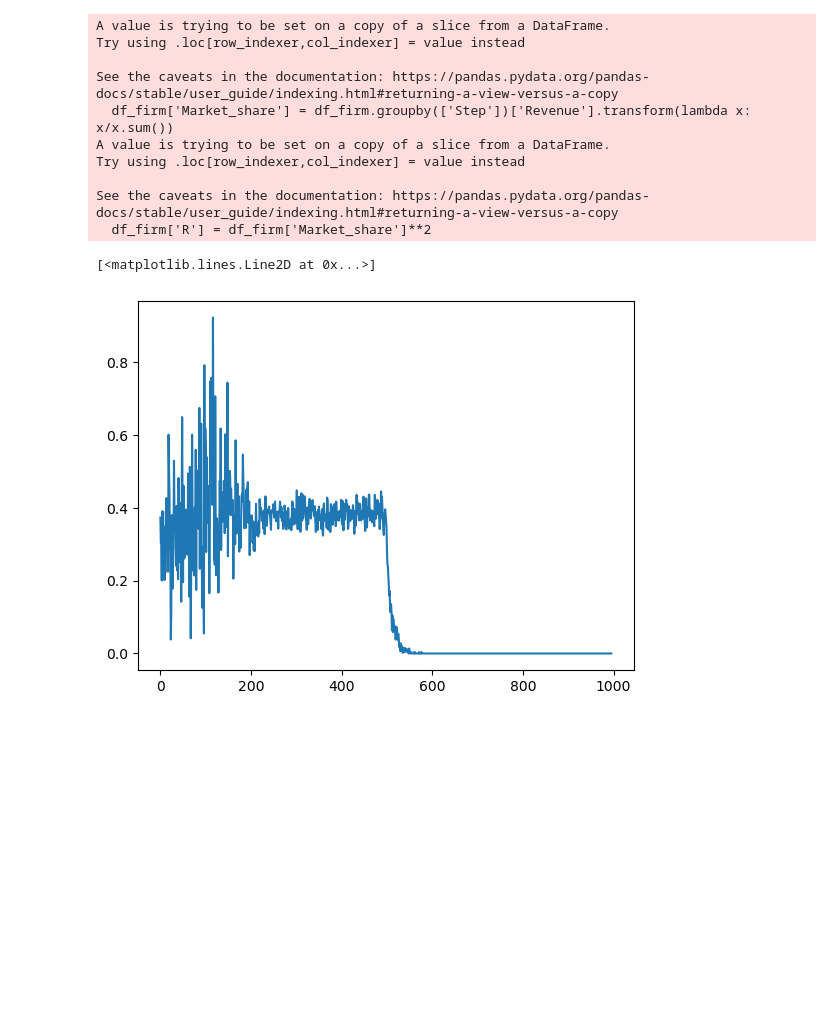
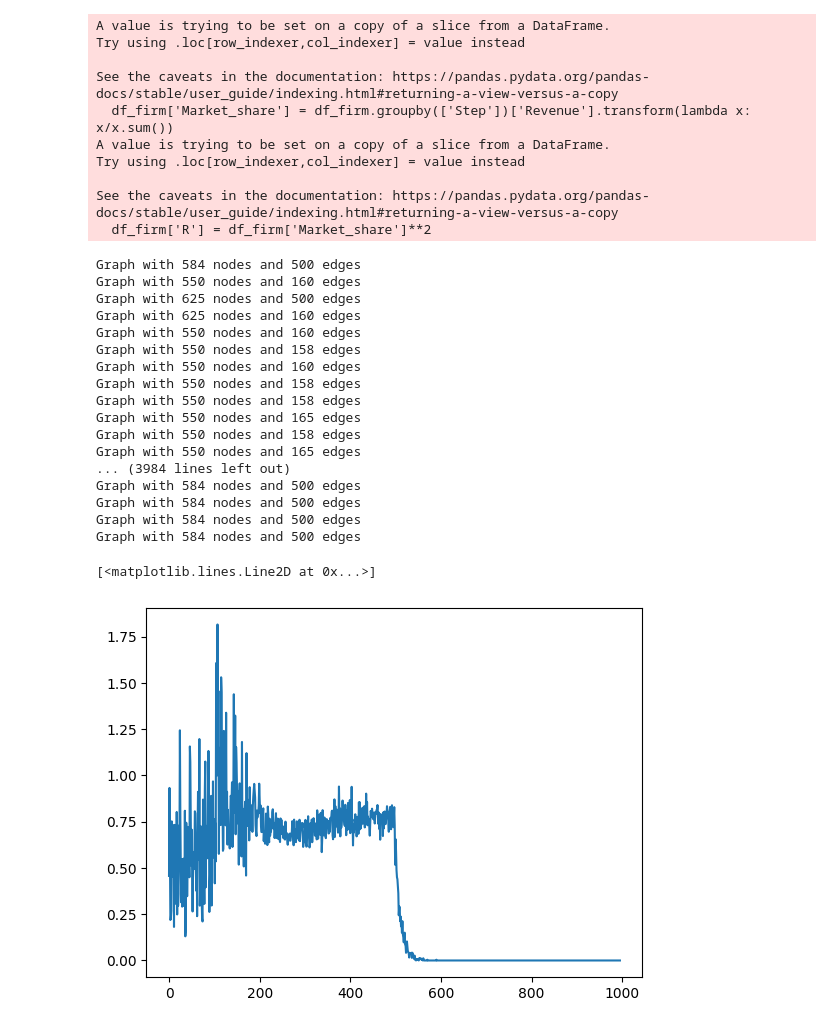
Before and after one commit to TabernaA/WWCS_2023_markets, a Jupyter notebook: model_run.ipynb, the cells around one changed output. Cells and saved outputs as stored; diff of their text form; code cells hidden in the pictures; blank space fills up the shorter version.

```diff
--- a/model_run.ipynb
+++ b/model_run.ipynb
@@ -117,42 +117,55 @@ Try using .loc[row_indexer,col_indexer] = value instead
 See the caveats in the documentation: https://pandas.pydata.org/pandas-docs/stable/user_guide/indexing.html#returning-a-view-versus-a-copy
   df_firm['R'] = df_firm['Market_share']**2
 # %%
+def refresh_graph(graph_a, additions):
+    """Ensures that the nodes (and the adjacency lists) are in the right order"""
+    out = nx.Graph()
+    nodes = list(graph_a.nodes()) + list(additions)
+    nodes = sorted(nodes)
+    out.add_nodes_from(nodes)
+    out.add_edges_from(graph_a.edges())
+    return out
+
 def compute_change(graph_a, graph_b):
     additions = graph_b.nodes() - graph_a.nodes()
     deletions = graph_a.nodes() - graph_b.nodes()
-    graph_a = graph_a.copy()
-    graph_b = graph_b.copy()
-    change = 0
-    changes = set()
-    # Compute the change for the deletions (n.b. additions are handled automatically)
-    for n in deletions:
-        for e in graph_a[n]:
-            if (n,e) not in changes and (e,n) not in changes:
-                change += graph_a[n][e]['weight']
-                changes.add((n,e))
-    # Add the missing nodes and remove the extra ones from graph a, so it has the same shape as graph b.
-    graph_a.remove_nodes_from(deletions)
-    graph_a.add_nodes_from(additions)
-
+    graph_a = refresh_graph(graph_a, additions)
+    graph_b = refresh_graph(graph_b, deletions)
     prev = nx.adjacency_matrix(graph_a).A
     curr = nx.adjacency_matrix(graph_b).A
-    # Divide by two because the matrix has two entries per pair of nodes (it is undirected)
-    change += sum(sum(abs(curr - prev))) / 2
+    change = sum(sum(abs(curr - prev)))
     maximum = sum(sum(prev))
     return change / maximum
 
 def change_metric(graphs):
     """
     Takes in a list of transaction graphs and returns a list of the change between each
     """
     output = [0]
     for i in range(0, len(graphs)):
         output.append(compute_change(graphs[i-1], graphs[i]))
     return output
 
 our_metric = change_metric(model.graphs[1:])
 our_metric = our_metric[5:]
 plt.plot(our_metric)
 # %% [output]
-[<matplotlib.lines.Line2D at 0x...>]
+Graph with 584 nodes and 500 edges
+Graph with 550 nodes and 160 edges
+Graph with 625 nodes and 500 edges
+Graph with 625 nodes and 160 edges
+Graph with 550 nodes and 160 edges
+Graph with 550 nodes and 158 edges
+Graph with 550 nodes and 160 edges
+Graph with 550 nodes and 158 edges
+Graph with 550 nodes and 158 edges
+Graph with 550 nodes and 165 edges
+Graph with 550 nodes and 158 edges
+Graph with 550 nodes and 165 edges
+... (3984 lines left out)
+Graph with 584 nodes and 500 edges
+Graph with 584 nodes and 500 edges
+Graph with 584 nodes and 500 edges
+Graph with 584 nodes and 500 edges
+[<matplotlib.lines.Line2D at 0x...>]
-[figure, old version]
+[figure, new version]
```
Also changed, not shown: parts of 18 cells of this notebook, 2 other files.
